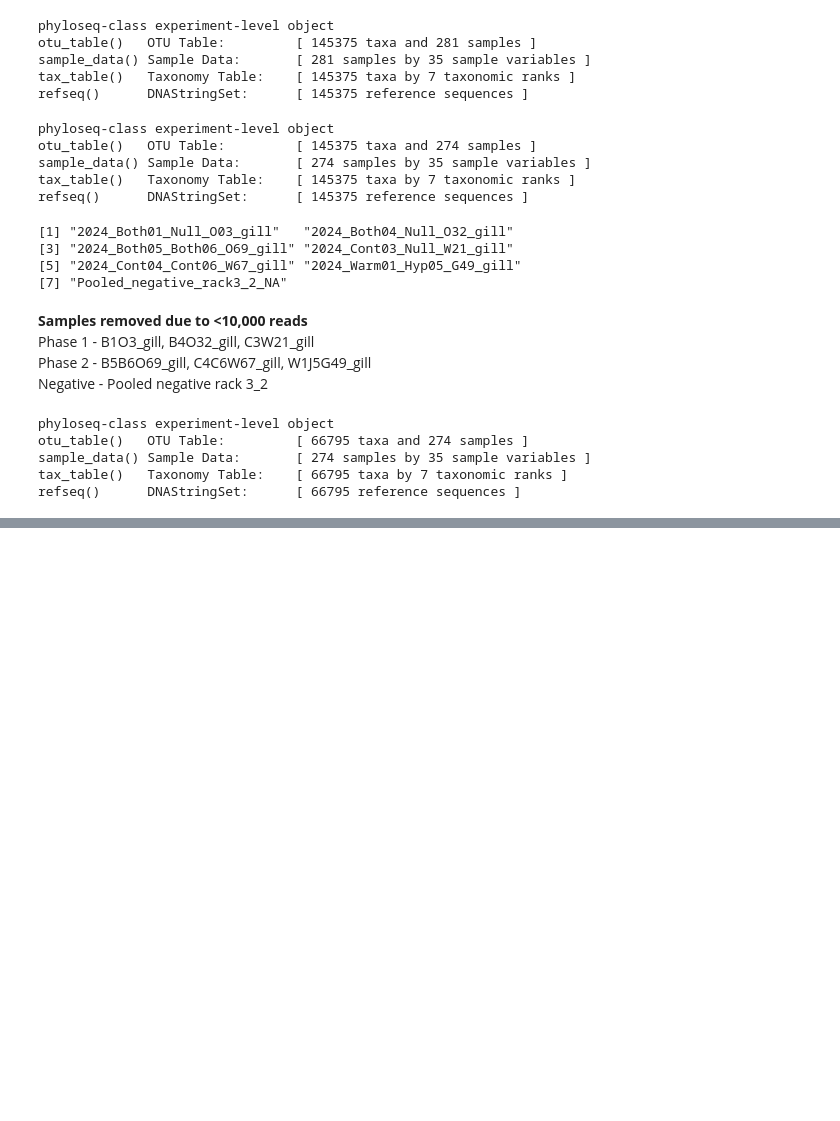
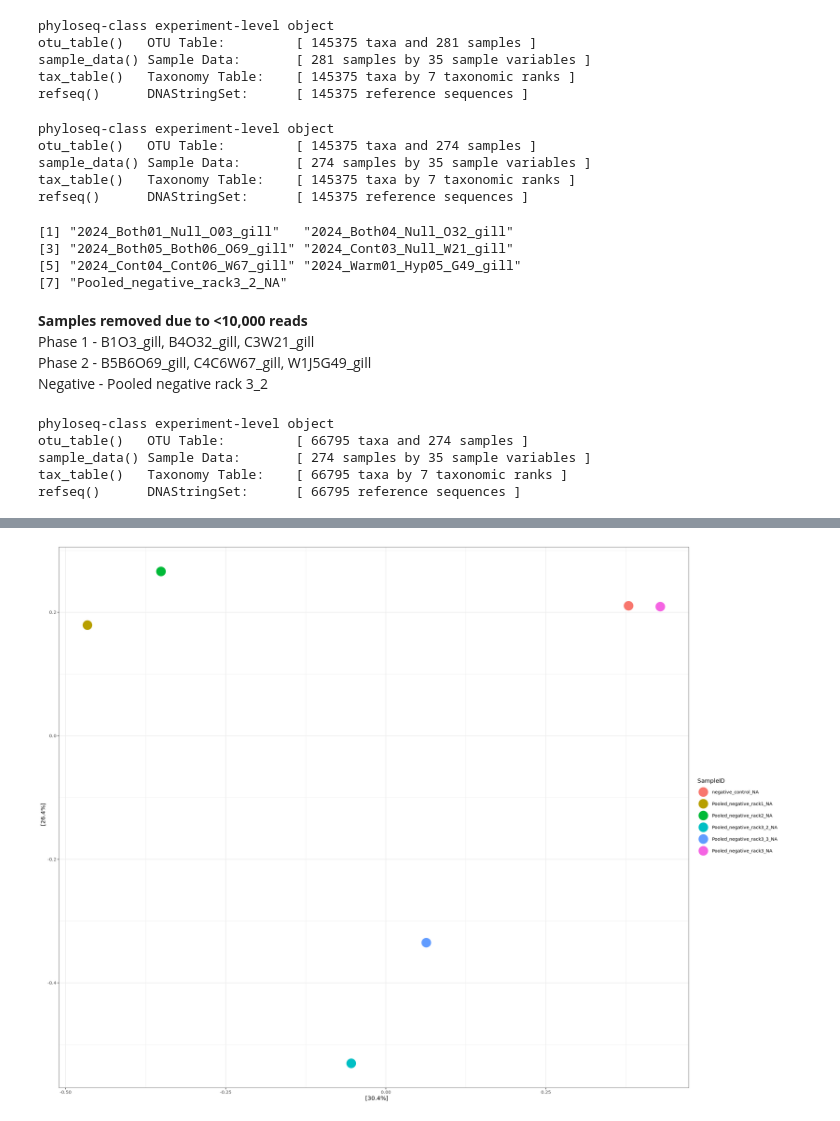
Before and after one commit to jfiorilla/ORCC_16S, a Jupyter notebook: phyloseq-working.ipynb, the cells around one changed output, grey strips where cells are left out. Saved outputs shown, nothing was run; the diff lists cells and outputs as text; code cells hidden in the pictures; blank space fills up the shorter version.

```diff
--- a/phyloseq-working.ipynb
+++ b/phyloseq-working.ipynb
@@ -675,0 +238,11 @@ round(rates, 2)
+# %%
+# PCoA ordination of negative controls
+neg.ord <- ordinate(ps_neg, "PCoA", "bray")
+# %%
+# Plot PCoA but convert row names to column first
+sample_data(ps_neg)$SampleID <- rownames(sample_data(ps_neg))
+plot_ordination(ps_neg, neg.ord, color = "SampleID") +
+    geom_point(size=8) +
+    theme_bw()
+# %% [output]
+[figure, added]
```
Also changed, not shown: parts of 66 cells of this notebook, 4 other files.
